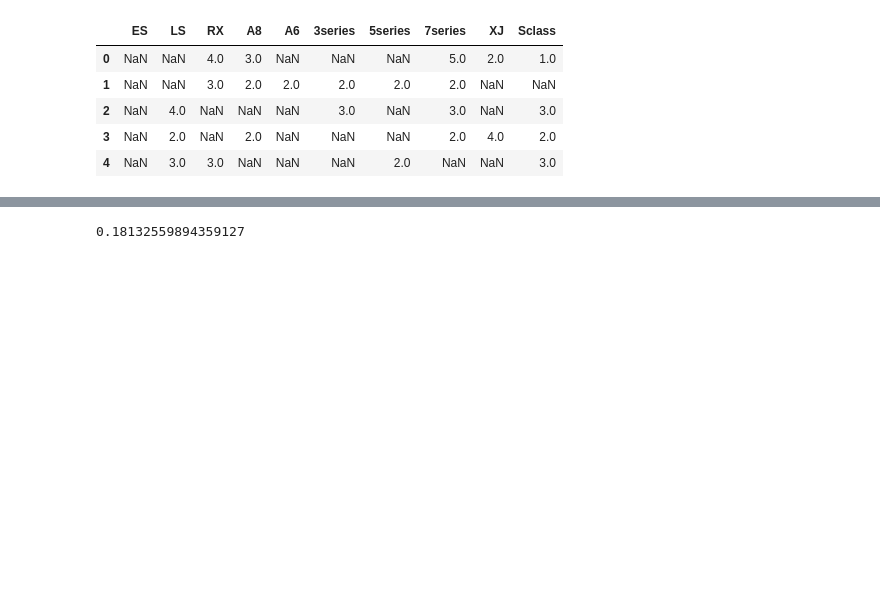
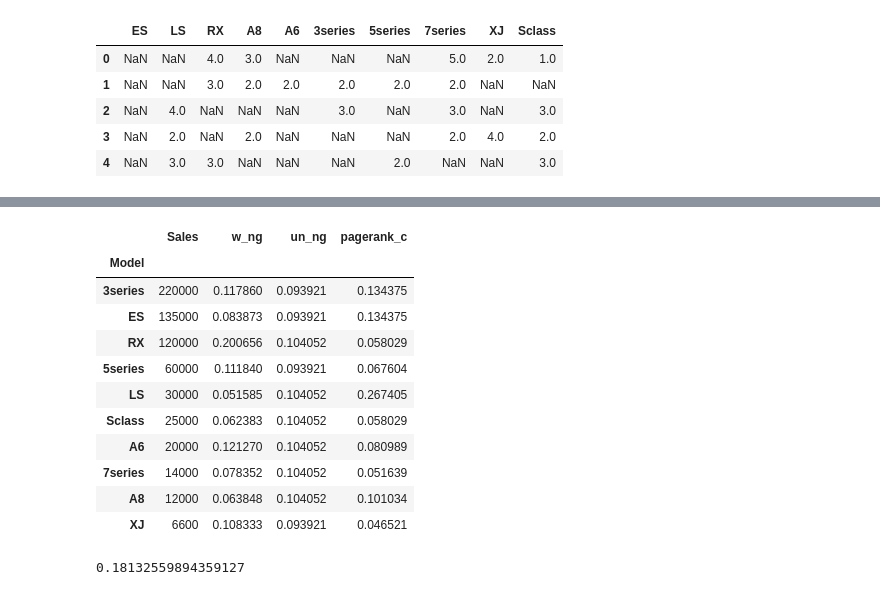
Before and after one commit to p-mckenzie/TextAnalytics, a Jupyter notebook: Assignment_3/HW3.ipynb, the cells around one changed output, grey strips where cells are left out. Saved outputs shown, nothing was run; the diff lists cells and outputs as text; code cells hidden in the pictures; blank space fills up the shorter version.

```diff
--- a/Assignment_3/HW3.ipynb
+++ b/Assignment_3/HW3.ipynb
@@ -329,6 +296,21 @@ pagerank = form_network(edge_list)
 # %%
 ### Correlation
 data['pagerank_c'] = pd.Series(pagerank)
-np.corrcoef(data['pagerank_c'],data['Sales'])[0,1]
+data
 # %% [output]
-0.18132559894359127
+|  | Sales | w_ng | un_ng | pagerank_c |
+| Model |  |  |  |  |
+| 3series | 220000 | 0.117860 | 0.093921 | 0.134375 |
+| ES | 135000 | 0.083873 | 0.093921 | 0.134375 |
+| RX | 120000 | 0.200656 | 0.104052 | 0.058029 |
+| 5series | 60000 | 0.111840 | 0.093921 | 0.067604 |
+| LS | 30000 | 0.051585 | 0.104052 | 0.267405 |
+| Sclass | 25000 | 0.062383 | 0.104052 | 0.058029 |
+| A6 | 20000 | 0.121270 | 0.104052 | 0.080989 |
+| 7series | 14000 | 0.078352 | 0.104052 | 0.051639 |
+| A8 | 12000 | 0.063848 | 0.104052 | 0.101034 |
+| XJ | 6600 | 0.108333 | 0.093921 | 0.046521 |
+# %%
+np.corrcoef(data['pagerank_c'],data['Sales'])[0,1]
+# %% [output]
+0.18132559894359127
```
Also changed, not shown: parts of 7 cells of this notebook.
